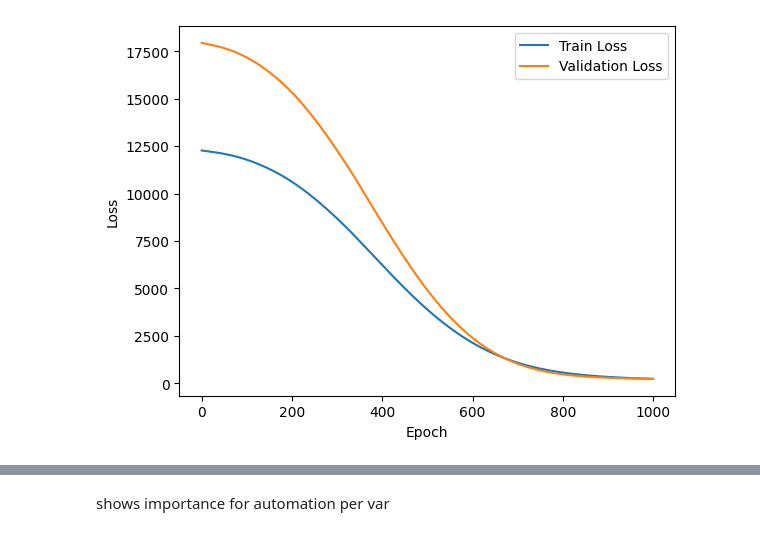
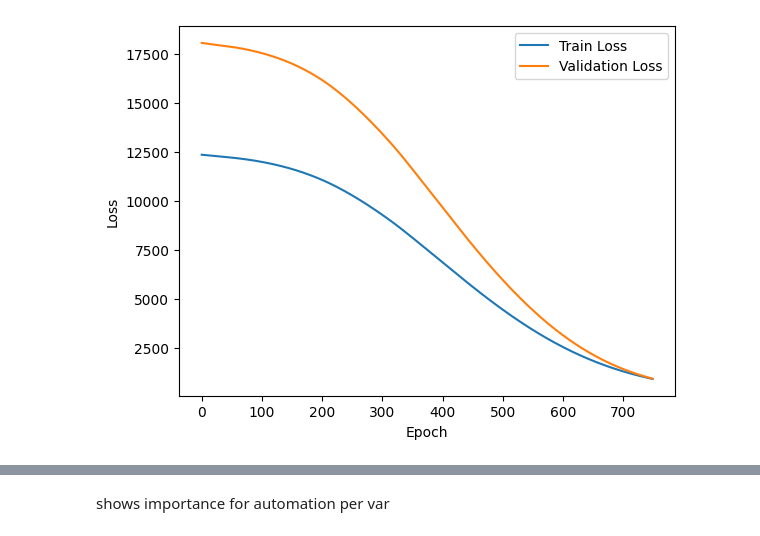
Before and after one commit to GerardoG2/plant-health-status, a Jupyter notebook: Notebooks/NeuralNetwork_t2.ipynb, the cells around one changed output, grey strips where cells are left out. Saved outputs shown, nothing was run; the diff lists cells and outputs as text; code cells hidden in the pictures.

```diff
--- a/Notebooks/NeuralNetwork_t2.ipynb
+++ b/Notebooks/NeuralNetwork_t2.ipynb
@@ -84,7 +84,7 @@ input_size = X_train_tensor.shape[1]
 hidden_size = 32
 output_size = 1
 learning_rate = .001
-num_epochs = 1000
+num_epochs = 750
 
 # initialize model
 model = BasicNN(input_size=input_size, hidden_size=hidden_size, output_size=output_size)
@@ -155,4 +155,4 @@ Epoch [1000/1000], Train Loss: 235.5343, Val Loss: 230.2022
-[figure, old version]
+[figure, new version]
 # %%
 df
 # %% [output]
```
Also changed, not shown: parts of 7 cells of this notebook, 19 other files.
